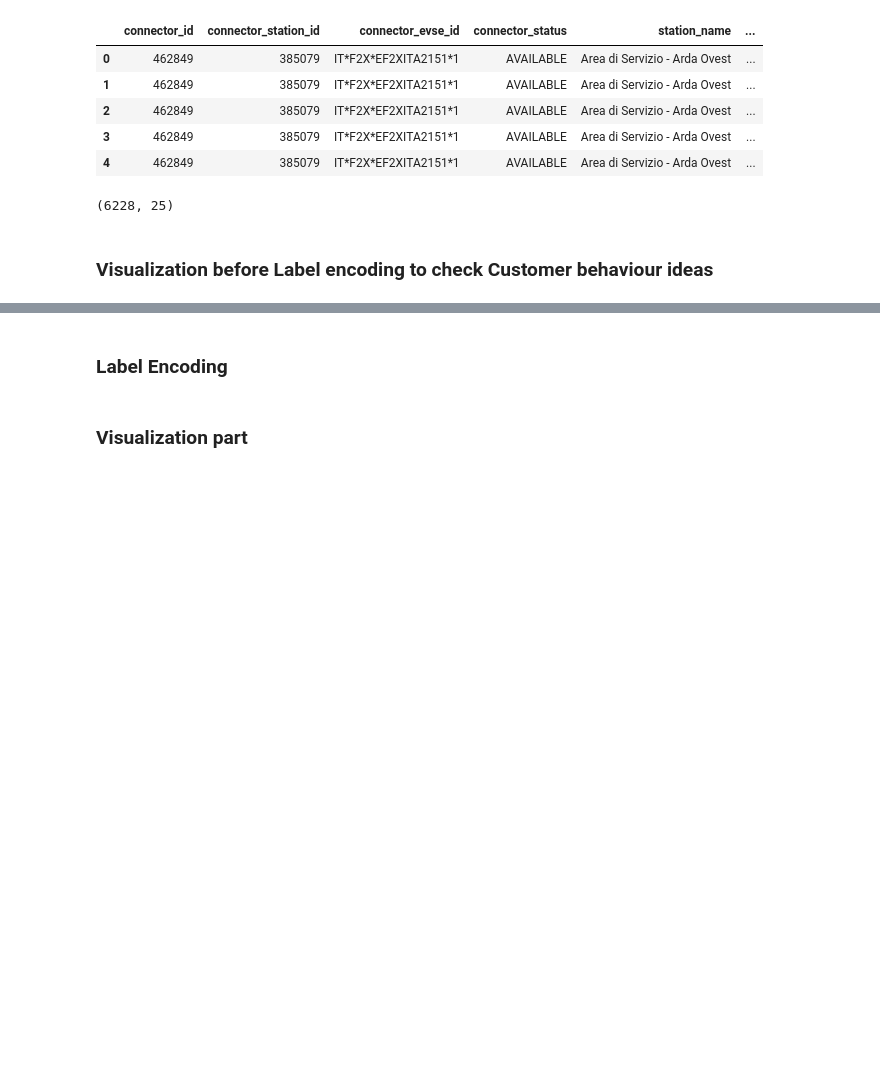
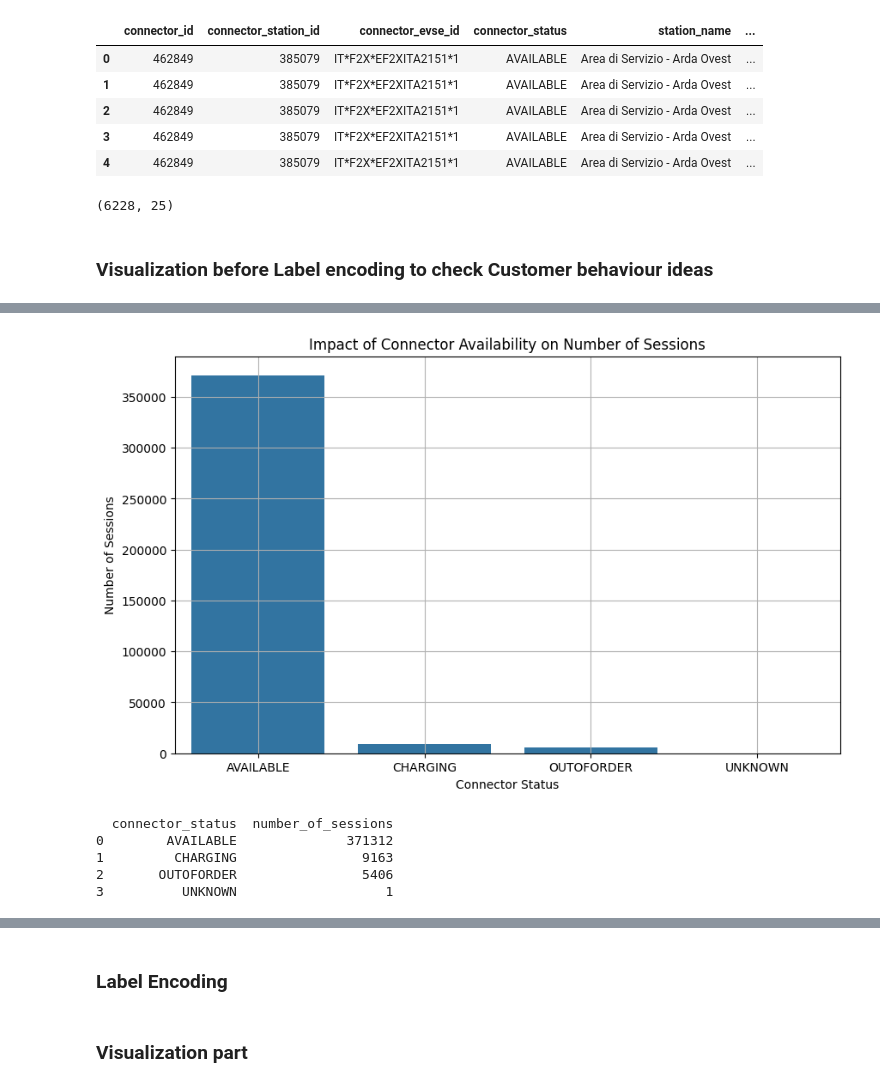
Before and after one commit to trangdtk-vnu/charging_stations, a Jupyter notebook: pdr_locations.ipynb, the cells around one changed output, grey strips where cells are left out. Saved outputs shown, nothing was run; the diff lists cells and outputs as text; code cells hidden in the pictures; blank space fills up the shorter version.

```diff
--- a/pdr_locations.ipynb
+++ b/pdr_locations.ipynb
@@ -1034,0 +1190,29 @@ By examining how charging costs per session affect the frequency of usage, the c
+# %%
+import pandas as pd
+import matplotlib.pyplot as plt
+import seaborn as sns
+
+# Grouping by 'connector_status' to analyze its impact on usage
+availability_usage = pdr_locations_cleaned.groupby('connector_status')['number_of_sessions'].sum().reset_index()
+
+# Sorting the data for better visualization
+availability_usage = availability_usage.sort_values(by='number_of_sessions', ascending=False)
+
+# Plotting the relationship between connector availability and number of sessions
+plt.figure(figsize=(10,6))
+sns.barplot(x='connector_status', y='number_of_sessions', data=availability_usage)
+plt.title('Impact of Connector Availability on Number of Sessions')
+plt.xlabel('Connector Status')
+plt.ylabel('Number of Sessions')
+plt.grid(True)
+plt.show()
+
+# Displaying the availability data for reference
+print(availability_usage)
+# %% [output]
+[figure, added]
+  connector_status  number_of_sessions
+0        AVAILABLE              371312
+1         CHARGING                9163
+2       OUTOFORDER                5406
+3          UNKNOWN                   1
```
Also changed, not shown: parts of 29 cells of this notebook.
